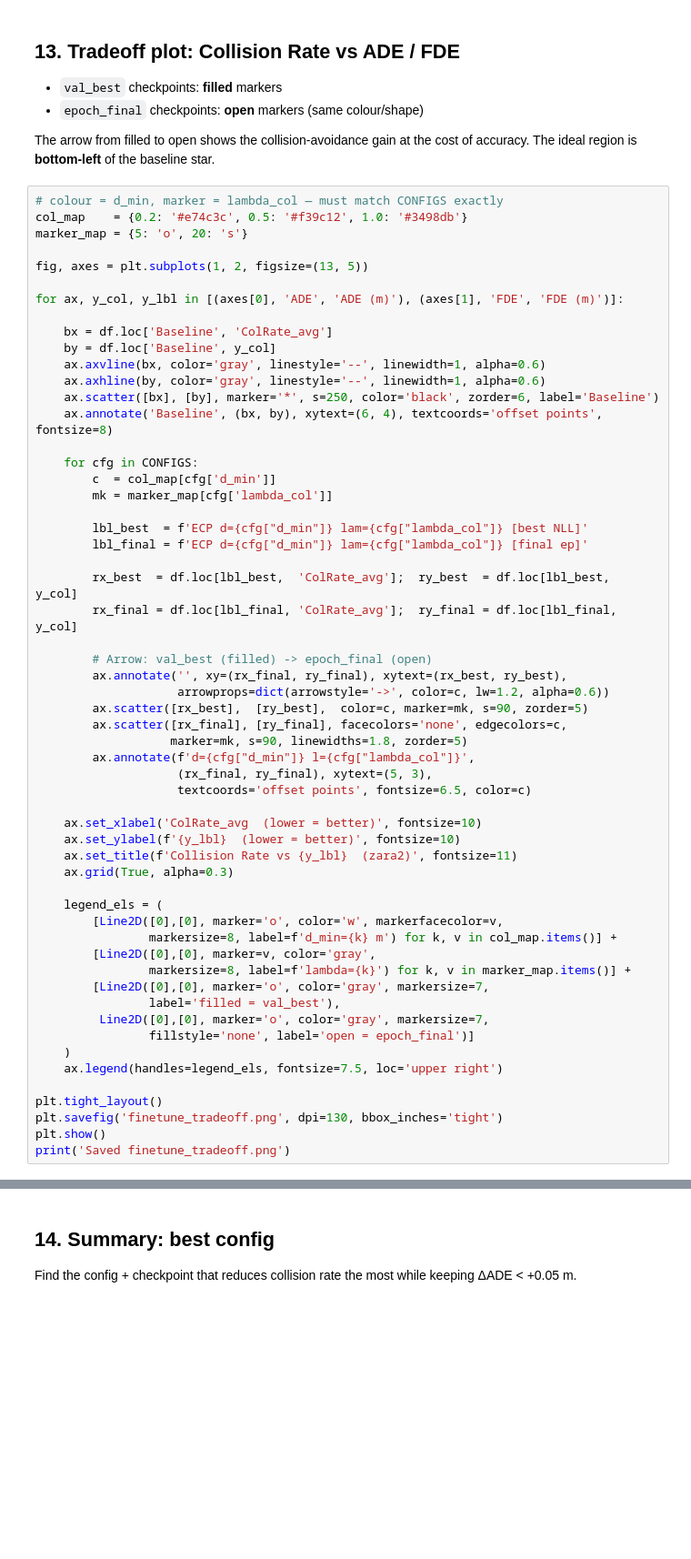
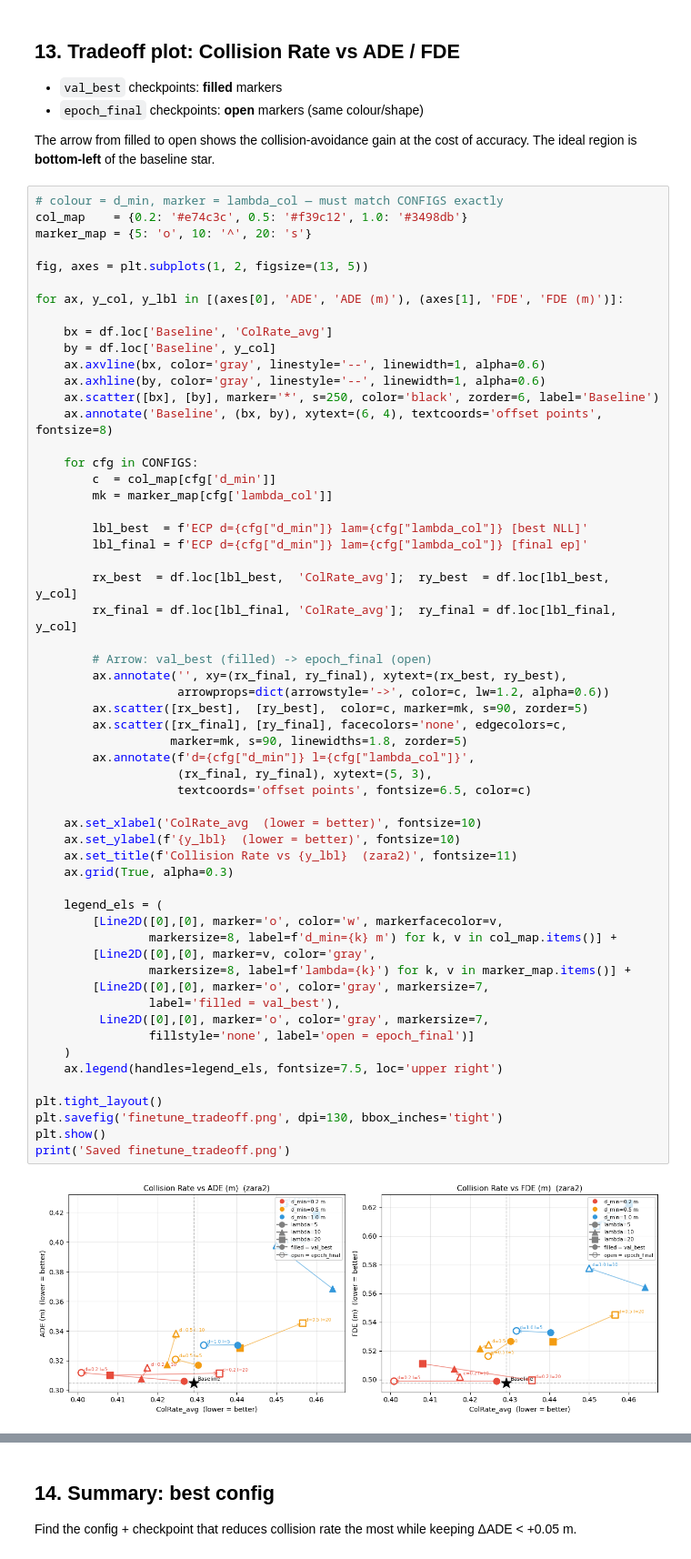
Before and after one commit to lyc95/Collision-Aware-Trajectory-Prediction, a Jupyter notebook: Colab_FineTune_zara2_ecp.ipynb, the cells around one changed output, grey strips where cells are left out. Shown at 91% size. Drawn from its saved outputs; the diff is of its cells as text; blank space fills up the shorter version.

```diff
--- a/Colab_FineTune_zara2_ecp.ipynb
+++ b/Colab_FineTune_zara2_ecp.ipynb
@@ -500,7 +669,7 @@ The ideal region is **bottom-left** of the baseline star.
 # %%
 # colour = d_min, marker = lambda_col — must match CONFIGS exactly
 col_map    = {0.2: '#e74c3c', 0.5: '#f39c12', 1.0: '#3498db'}
-marker_map = {5: 'o', 20: 's'}
+marker_map = {5: 'o', 10: '^', 20: 's'}
 
 fig, axes = plt.subplots(1, 2, figsize=(13, 5))
 
@@ -527,30 +696,32 @@ for ax, y_col, y_lbl in [(axes[0], 'ADE', 'ADE (m)'), (axes[1], 'FDE', 'FDE (m)'
         ax.annotate('', xy=(rx_final, ry_final), xytext=(rx_best, ry_best),
                     arrowprops=dict(arrowstyle='->', color=c, lw=1.2, alpha=0.6))
         ax.scatter([rx_best],  [ry_best],  color=c, marker=mk, s=90, zorder=5)
         ax.scatter([rx_final], [ry_final], facecolors='none', edgecolors=c,
                    marker=mk, s=90, linewidths=1.8, zorder=5)
         ax.annotate(f'd={cfg["d_min"]} l={cfg["lambda_col"]}',
                     (rx_final, ry_final), xytext=(5, 3),
                     textcoords='offset points', fontsize=6.5, color=c)
 
     ax.set_xlabel('ColRate_avg  (lower = better)', fontsize=10)
     ax.set_ylabel(f'{y_lbl}  (lower = better)', fontsize=10)
     ax.set_title(f'Collision Rate vs {y_lbl}  (zara2)', fontsize=11)
     ax.grid(True, alpha=0.3)
 
     legend_els = (
         [Line2D([0],[0], marker='o', color='w', markerfacecolor=v,
                 markersize=8, label=f'd_min={k} m') for k, v in col_map.items()] +
         [Line2D([0],[0], marker=v, color='gray',
                 markersize=8, label=f'lambda={k}') for k, v in marker_map.items()] +
         [Line2D([0],[0], marker='o', color='gray', markersize=7,
                 label='filled = val_best'),
          Line2D([0],[0], marker='o', color='gray', markersize=7,
                 fillstyle='none', label='open = epoch_final')]
     )
     ax.legend(handles=legend_els, fontsize=7.5, loc='upper right')
 
 plt.tight_layout()
 plt.savefig('finetune_tradeoff.png', dpi=130, bbox_inches='tight')
 plt.show()
 print('Saved finetune_tradeoff.png')
+# %% [output]
+[figure, added]
```
Also changed, not shown: parts of 21 cells of this notebook, 57 other files.
